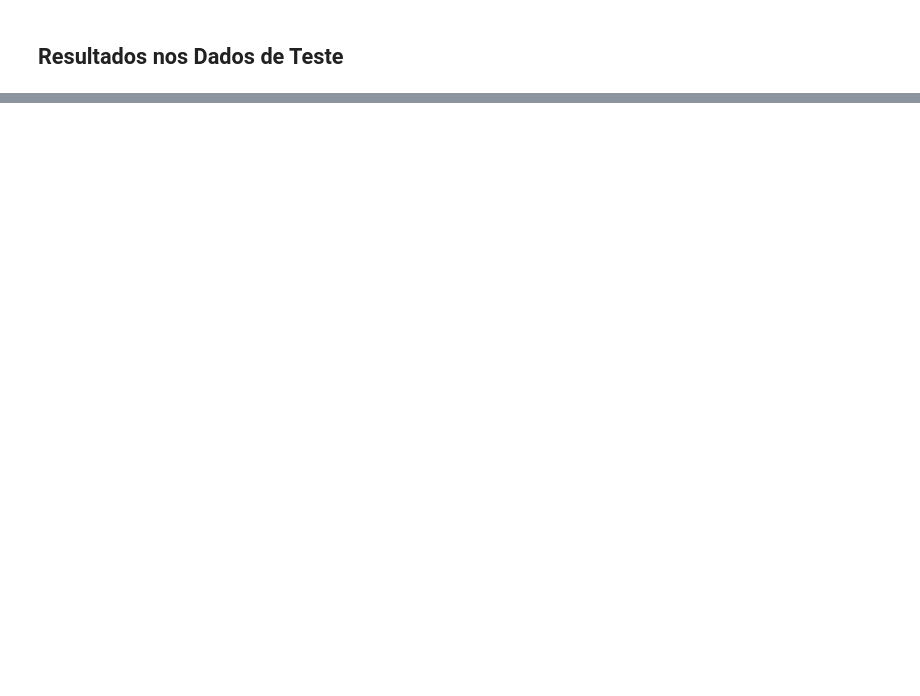
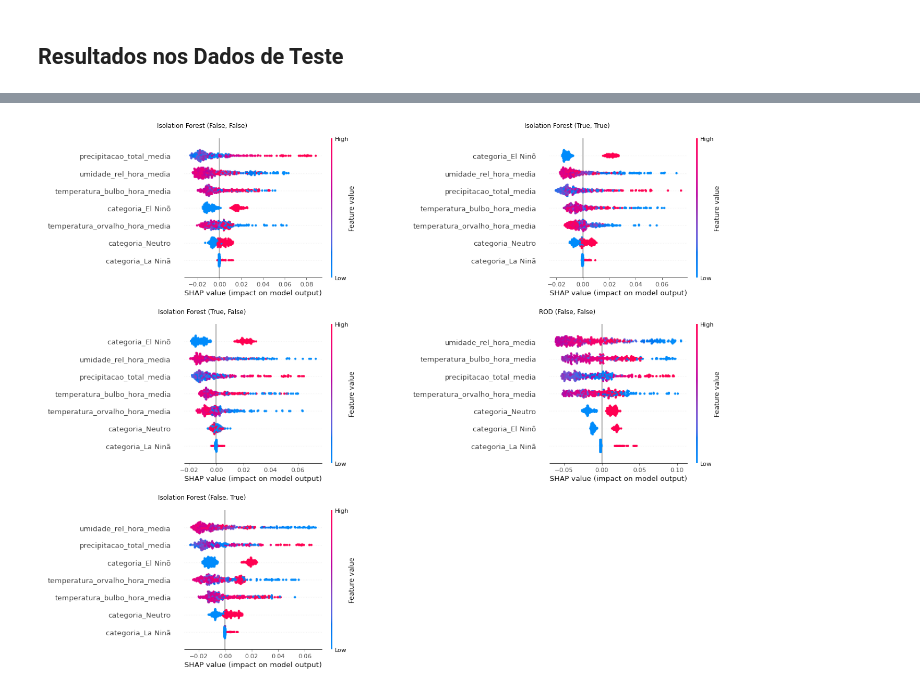
Before and after one commit to AlexandreSaback/tcc_anomaly_detection, a Jupyter notebook: explorations/AD_04_InitialModelSelection.ipynb, the cells around one changed output, grey strips where cells are left out. Saved outputs shown, nothing was run; the diff lists cells and outputs as text; code cells hidden in the pictures; blank space fills up the shorter version.

```diff
--- a/explorations/AD_04_InitialModelSelection.ipynb
+++ b/explorations/AD_04_InitialModelSelection.ipynb
@@ -400,0 +468,2 @@ plot_confusion_matrices(results_dict=test_results_dict)
+# %%
+test_selected_models = OrderedDict((k, models_dict[k]) for k in test_report_df.index[:5] if k in models_dict)
@@ -400,0 +499,31 @@ plot_confusion_matrices(results_dict=test_results_dict)
+# %%
+def plot_shap_values(shap_values_dict: dict):
+
+    n = len(shap_values_dict)
+    n_cols = 2
+    n_rows = (n + n_cols - 1) // n_cols
+
+    fig, axes = plt.subplots(n_rows, n_cols, figsize=(20, 5 * n_rows))
+    axes = axes.flatten()
+
+    for idx, (model_name, shap_values) in enumerate(shap_values_dict.items()):
+        tmp_fig = plt.figure()
+        shap.summary_plot(shap_values, test_data_dict[model_name][feature_cols], show=False)
+        canvas = FigureCanvas(tmp_fig)
+        canvas.draw()
+
+        axes[idx].imshow(canvas.buffer_rgba())
+        axes[idx].axis('off')
+        axes[idx].set_title(model_name)
+
+        plt.close(tmp_fig)
+
+    for i in range(idx + 1, len(axes)):
+        fig.delaxes(axes[i])
+
+    plt.tight_layout()
+    plt.show()
+# %%
+plot_shap_values(shap_values_dict=shap_values_dict)
+# %% [output]
+[figure, added]
```
Also changed, not shown: parts of 16 cells of this notebook.
